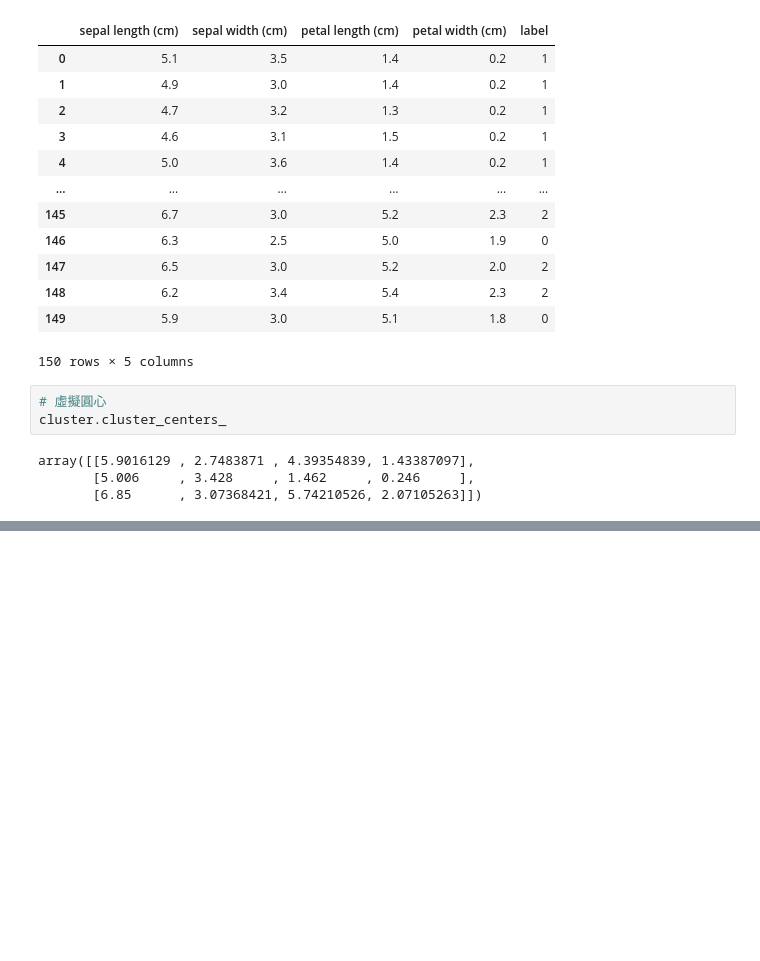
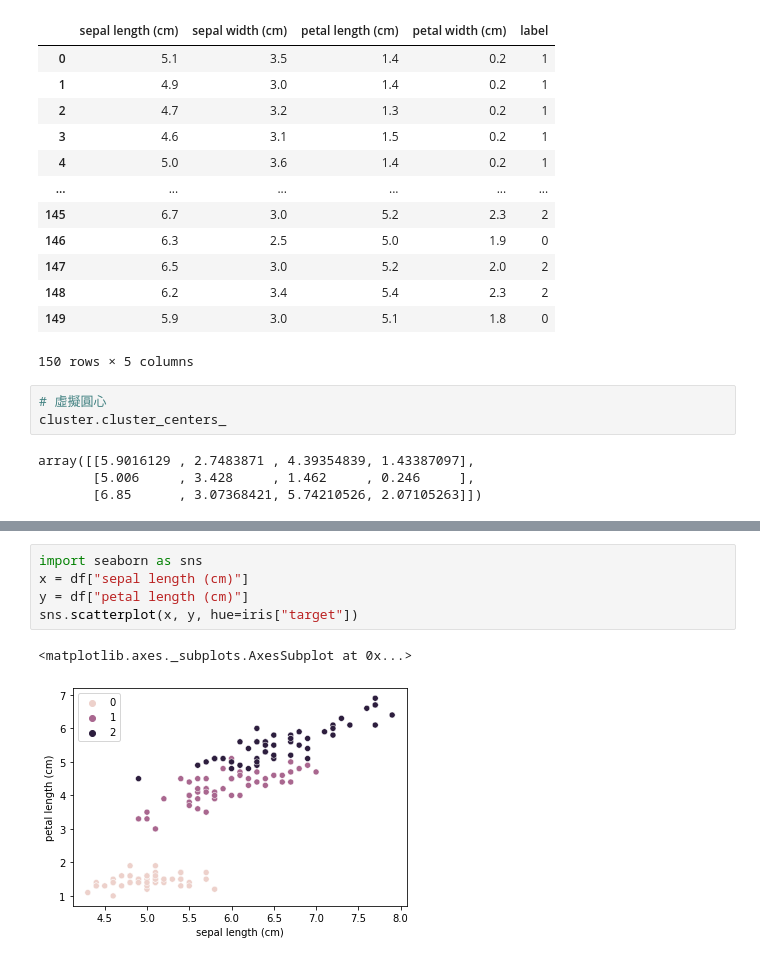
Before and after one commit to ycchiu18/xiemen1129, a Jupyter notebook: cluster.ipynb, the cells around one changed output, grey strips where cells are left out. Drawn from its saved outputs; the diff is of its cells as text; blank space fills up the shorter version.

```diff
--- a/cluster.ipynb
+++ b/cluster.ipynb
@@ -52,0 +69,8 @@ array([[5.9016129 , 2.7483871 , 4.39354839, 1.43387097],
+# %%
+import seaborn as sns
+x = df["sepal length (cm)"]
+y = df["petal length (cm)"]
+sns.scatterplot(x, y, hue=iris["target"])
+# %% [output]
+<matplotlib.axes._subplots.AxesSubplot at 0x...>
+[figure, added]
```
Also changed, not shown: parts of 1 cell of this notebook.
